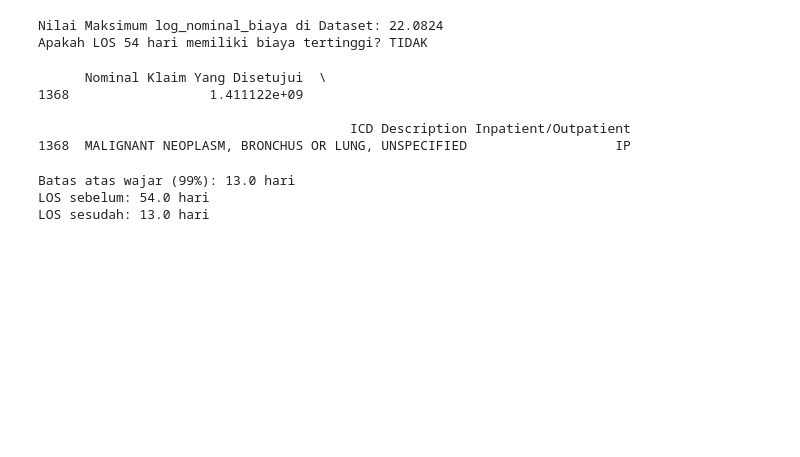
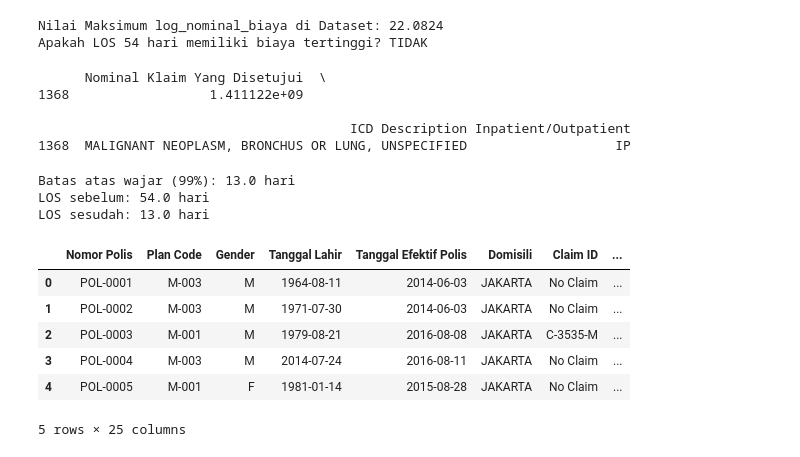
Before and after one commit to ababilkhoerulimam/insurance-claim-forecasting-mcfitb26, a Jupyter notebook: MCFITB26.ipynb, the cells around one changed output. Saved outputs shown, nothing was run; the diff lists cells and outputs as text; code cells hidden in the pictures; blank space fills up the shorter version.

```diff
--- a/MCFITB26.ipynb
+++ b/MCFITB26.ipynb
@@ -365,3 +365,13 @@ print(f"LOS sesudah: {df_final['LOS_winsorized'].max()} hari")
 Batas atas wajar (99%): 13.0 hari
 LOS sebelum: 54.0 hari
 LOS sesudah: 13.0 hari
+# %%
+df_final.head()
+# %% [output]
+|  | Nomor Polis | Plan Code | Gender | Tanggal Lahir | Tanggal Efektif Polis | Domisili | Claim ID | ... |
+| 0 | POL-0001 | M-003 | M | 1964-08-11 | 2014-06-03 | JAKARTA | No Claim | ... |
+| 1 | POL-0002 | M-003 | M | 1971-07-30 | 2014-06-03 | JAKARTA | No Claim | ... |
+| 2 | POL-0003 | M-001 | M | 1979-08-21 | 2016-08-08 | JAKARTA | C-3535-M | ... |
+| 3 | POL-0004 | M-003 | M | 2014-07-24 | 2016-08-11 | JAKARTA | No Claim | ... |
+| 4 | POL-0005 | M-001 | F | 1981-01-14 | 2015-08-28 | JAKARTA | No Claim | ... |
+5 rows × 25 columns
```
Also changed, not shown: parts of 3 cells of this notebook.
